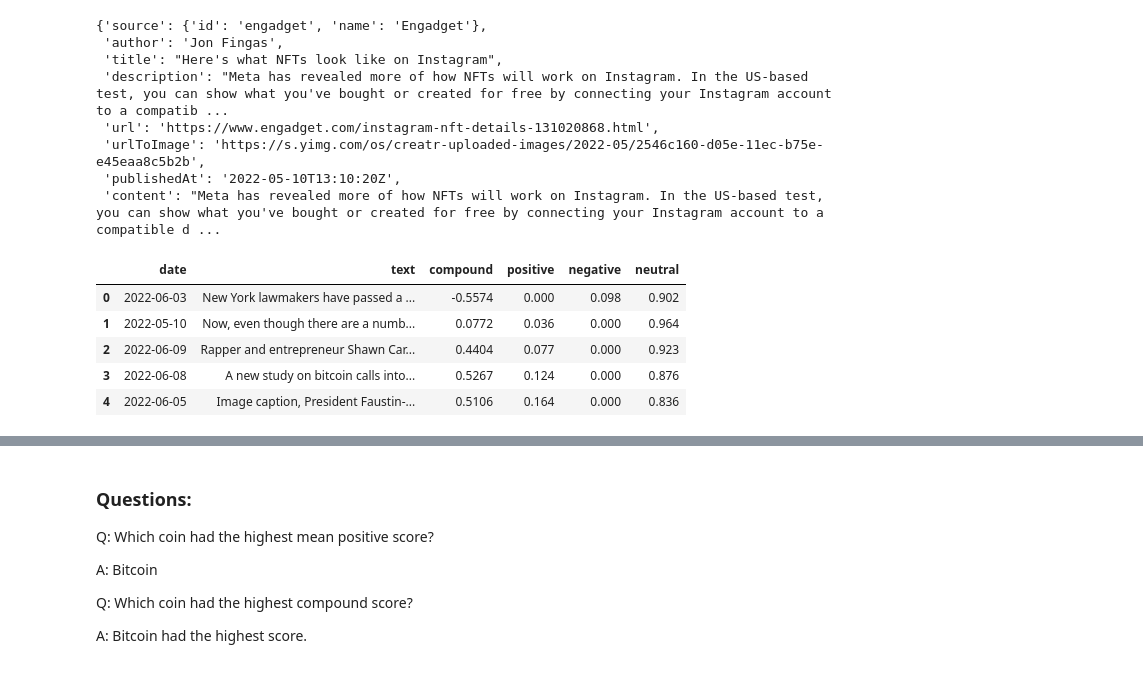
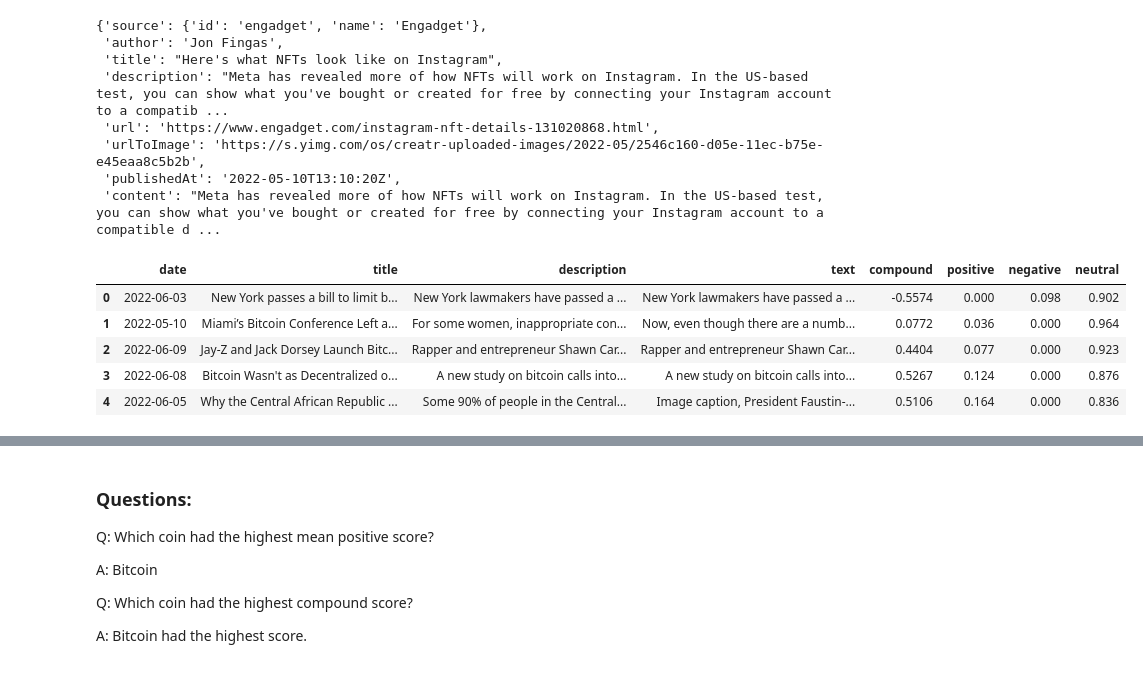
Before and after one commit to JamelBoyer/Homework-12-Tales-from-the-Crypto, a Jupyter notebook: Instructions/Starter_Code/crypto_sentiment.ipynb, the cells around one changed output, grey strips where cells are left out. Cells and saved outputs as stored; diff of their text form; code cells hidden in the pictures.

```diff
--- a/Instructions/Starter_Code/crypto_sentiment.ipynb
+++ b/Instructions/Starter_Code/crypto_sentiment.ipynb
@@ -80,6 +80,8 @@ Bitcoin_sentiments = []
 
 for article in Bitcoin_articles["articles"]:
     try:
+        title = article["title"]
+        description = article["description"]
         text = article["content"]
         date = article["publishedAt"][:10]
         sentiment = analyzer.polarity_scores(text)
@@ -89,6 +91,8 @@ for article in Bitcoin_articles["articles"]:
         neg = sentiment["neg"]
 
         Bitcoin_sentiments.append({
+            "title": title,
+            "description": description,
             "text": text,
             "date": date,
             "compound": compound,
@@ -103,18 +107,18 @@ for article in Bitcoin_articles["articles"]:
 # %%
 Bitcoin_df = pd.DataFrame(Bitcoin_sentiments)
 
 
 # Reorder DataFrame columns
-cols = ["date", "text", "compound", "positive", "negative", "neutral"]
+cols = ["date","title","description","text", "compound", "positive", "negative", "neutral"]
 Bitcoin_df = Bitcoin_df[cols]
 Bitcoin_df.head()
 # %% [output]
-|  | date | text | compound | positive | negative | neutral |
-| 0 | 2022-06-03 | New York lawmakers have passed a ... | -0.5574 | 0.000 | 0.098 | 0.902 |
-| 1 | 2022-05-10 | Now, even though there are a numb... | 0.0772 | 0.036 | 0.000 | 0.964 |
-| 2 | 2022-06-09 | Rapper and entrepreneur Shawn Car... | 0.4404 | 0.077 | 0.000 | 0.923 |
-| 3 | 2022-06-08 | A new study on bitcoin calls into... | 0.5267 | 0.124 | 0.000 | 0.876 |
-| 4 | 2022-06-05 | Image caption, President Faustin-... | 0.5106 | 0.164 | 0.000 | 0.836 |
+|  | date | title | description | text | compound | positive | negative | neutral |
+| 0 | 2022-06-03 | New York passes a bill to limit b... | New York lawmakers have passed a ... | New York lawmakers have passed a ... | -0.5574 | 0.000 | 0.098 | 0.902 |
+| 1 | 2022-05-10 | Miami’s Bitcoin Conference Left a... | For some women, inappropriate con... | Now, even though there are a numb... | 0.0772 | 0.036 | 0.000 | 0.964 |
+| 2 | 2022-06-09 | Jay-Z and Jack Dorsey Launch Bitc... | Rapper and entrepreneur Shawn Car... | Rapper and entrepreneur Shawn Car... | 0.4404 | 0.077 | 0.000 | 0.923 |
+| 3 | 2022-06-08 | Bitcoin Wasn't as Decentralized o... | A new study on bitcoin calls into... | A new study on bitcoin calls into... | 0.5267 | 0.124 | 0.000 | 0.876 |
+| 4 | 2022-06-05 | Why the Central African Republic ... | Some 90% of people in the Central... | Image caption, President Faustin-... | 0.5106 | 0.164 | 0.000 | 0.836 |
 # %%
 # Create the Ethereum sentiment scores DataFrame
 Ethereum_sentiments = []
```
Also changed, not shown: parts of 13 cells of this notebook.
